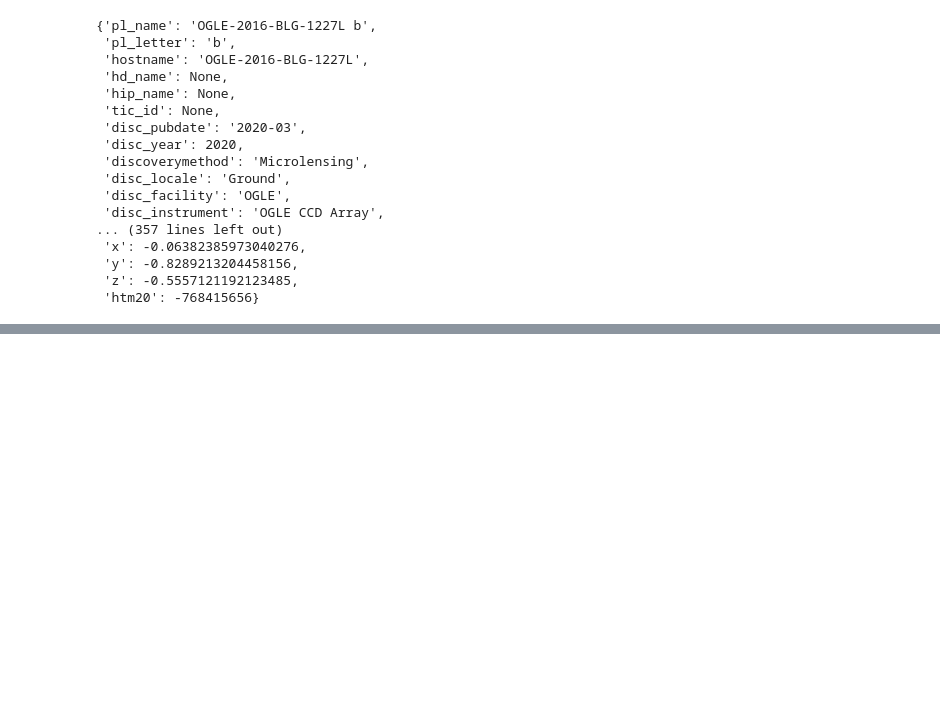
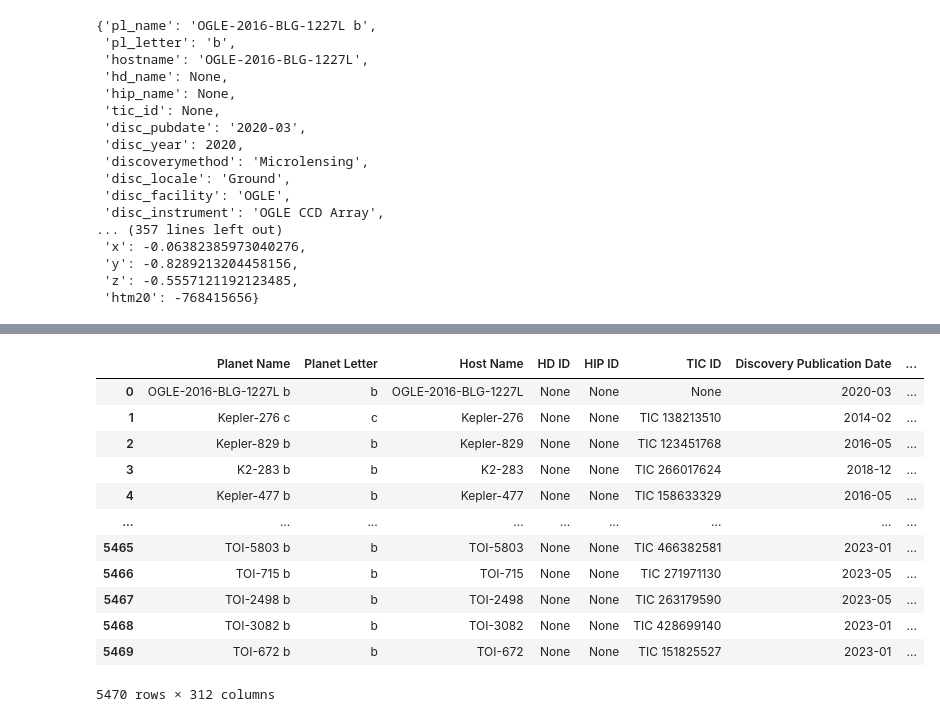
Before and after one commit to Codes-Of-Manu/project, a Jupyter notebook: exoplanet_data_collection_pt1.ipynb, the cells around one changed output, grey strips where cells are left out. Drawn from its saved outputs; the diff is of its cells as text; code cells hidden in the pictures; blank space fills up the shorter version.

```diff
--- a/exoplanet_data_collection_pt1.ipynb
+++ b/exoplanet_data_collection_pt1.ipynb
@@ -38,0 +142,4 @@ r_json[0]
+# %%
+#to correct, convert to string then apply lambda
+
+new_col_mapping['Planetary Systems Composite Parameters (PSCP)'] = new_col_mapping['Planetary Systems Composite Parameters (PSCP)'].astype(str).apply(lambda x:x.replace(' ',''))
@@ -38,0 +151,4 @@ r_json[0]
+# %%
+#lets lookup the columns headings in our dataframe with the new mapping table
+df_cols = pd.merge(pd.DataFrame(df.columns, columns={'col title'}), new_col_mapping, how='left', left_on='col title', right_on='Planetary Systems Composite Parameters (PSCP)')
+df_cols
@@ -38,0 +189,7 @@ r_json[0]
+# %%
+#lets use a zip to get into dictionary fomart, which we can then apply to rename all column in data frame
+
+x, y = df_cols.dropna().iloc[:,1],df_cols.dropna().iloc[:,2]
+
+new_headers = dict(zip(x,y))
+new_headers
@@ -38,0 +214,18 @@ r_json[0]
+# %%
+df2=df[x].rename(columns= new_headers)
+# %%
+df2
+# %% [output]
+|  | Planet Name | Planet Letter | Host Name | HD ID | HIP ID | TIC ID | Discovery Publication Date | ... |
+| 0 | OGLE-2016-BLG-1227L b | b | OGLE-2016-BLG-1227L | None | None | None | 2020-03 | ... |
+| 1 | Kepler-276 c | c | Kepler-276 | None | None | TIC 138213510 | 2014-02 | ... |
+| 2 | Kepler-829 b | b | Kepler-829 | None | None | TIC 123451768 | 2016-05 | ... |
+| 3 | K2-283 b | b | K2-283 | None | None | TIC 266017624 | 2018-12 | ... |
+| 4 | Kepler-477 b | b | Kepler-477 | None | None | TIC 158633329 | 2016-05 | ... |
+| ... | ... | ... | ... | ... | ... | ... | ... | ... |
+| 5465 | TOI-5803 b | b | TOI-5803 | None | None | TIC 466382581 | 2023-01 | ... |
+| 5466 | TOI-715 b | b | TOI-715 | None | None | TIC 271971130 | 2023-05 | ... |
+| 5467 | TOI-2498 b | b | TOI-2498 | None | None | TIC 263179590 | 2023-05 | ... |
+| 5468 | TOI-3082 b | b | TOI-3082 | None | None | TIC 428699140 | 2023-01 | ... |
+| 5469 | TOI-672 b | b | TOI-672 | None | None | TIC 151825527 | 2023-01 | ... |
+5470 rows × 312 columns
```
Also changed, not shown: parts of 14 cells of this notebook.
